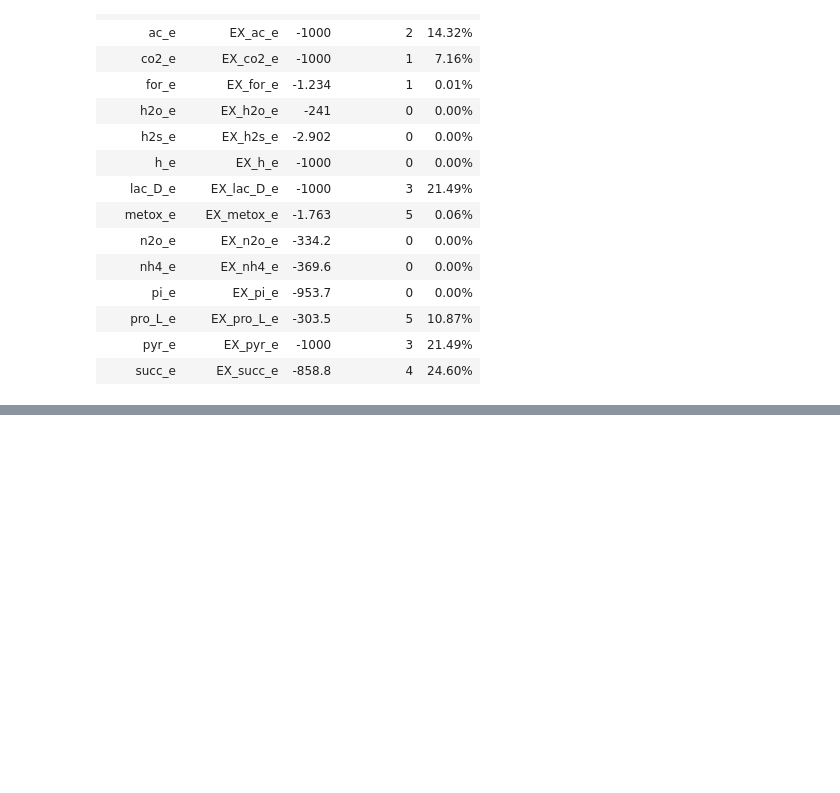
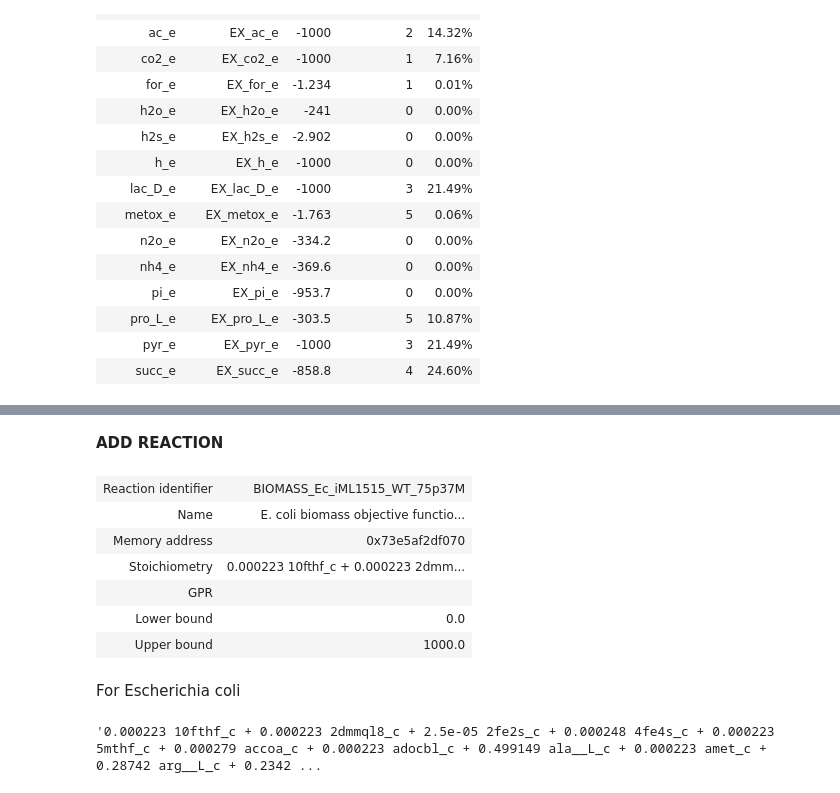
Before and after one commit to BondonMickael/M_xanthus-E_coli-Predation, a Jupyter notebook: notebooks/test.ipynb, the cells around one changed output, grey strips where cells are left out. Saved outputs shown, nothing was run; the diff lists cells and outputs as text; code cells hidden in the pictures; blank space fills up the shorter version.

```diff
--- a/notebooks/test.ipynb
+++ b/notebooks/test.ipynb
@@ -145,0 +107,24 @@ M_xanthus.slim_optimize()
+# %% [markdown]
+**ADD REACTION**
+# %%
+#TODO add exchange reaction of importing mtabolite used for BIOMASS prod: PR_BIOMASS
+M_xanthus
+
+#TODO add exchange reaction of exporting BIOMASS: PR_BIOMASS
+E_coli
+
+#TODO add constrains to one model to force it to have a same flux as other model
+# %% [output]
+| Reaction identifier | BIOMASS_Ec_iML1515_WT_75p37M |
+| Name | E. coli biomass objective functio... |
+| Memory address | 0x73e5af2df070 |
+| Stoichiometry | 0.000223 10fthf_c + 0.000223 2dmm... |
+| GPR |  |
+| Lower bound | 0.0 |
+| Upper bound | 1000.0 |
+# %% [markdown]
+For Escherichia coli
+# %%
+E_coli.reactions.BIOMASS_Ec_iML1515_WT_75p37M.reaction
+# %% [output]
+'0.000223 10fthf_c + 0.000223 2dmmql8_c + 2.5e-05 2fe2s_c + 0.000248 4fe4s_c + 0.000223 5mthf_c + 0.000279 accoa_c + 0.000223 adocbl_c + 0.499149 ala__L_c + 0.000223 amet_c + 0.28742 arg__L_c + 0.2342 ...
```
Also changed, not shown: parts of 25 cells of this notebook, 2 other files.
